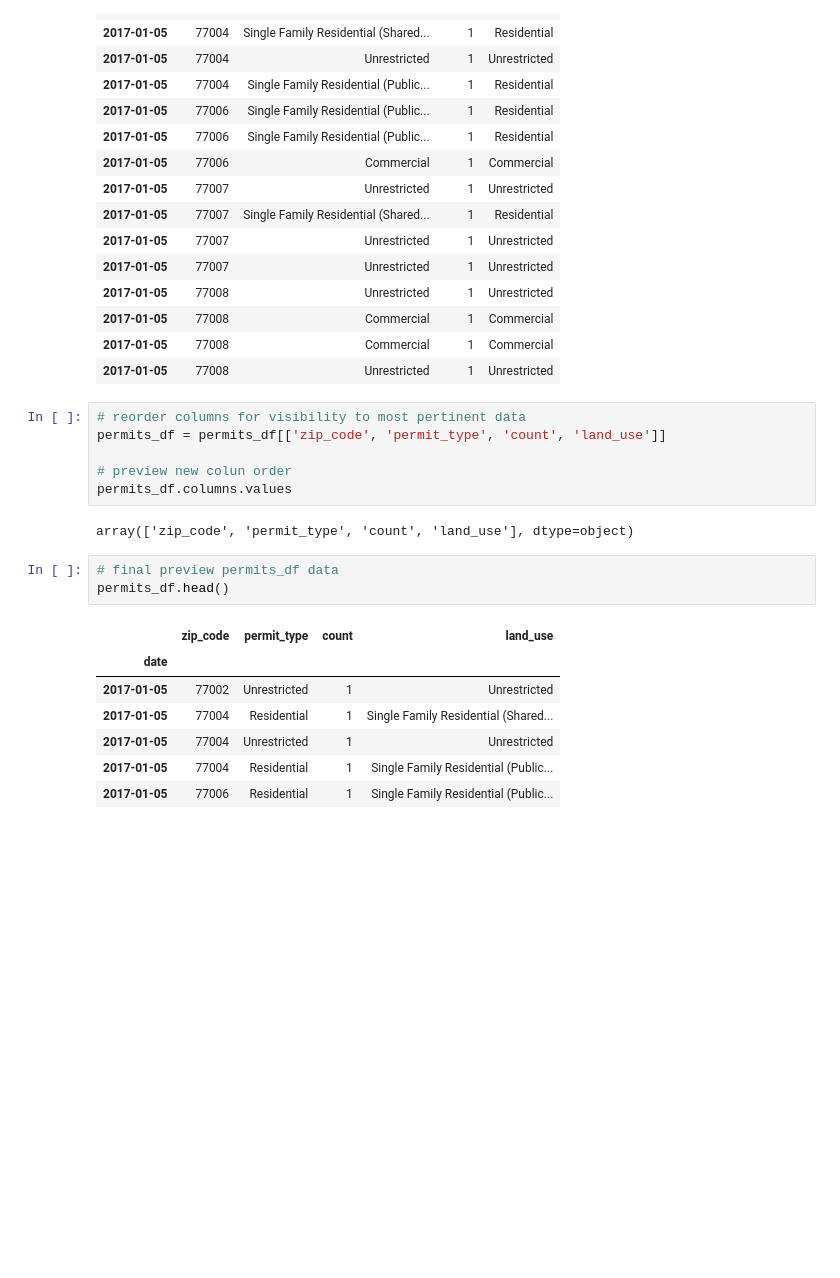
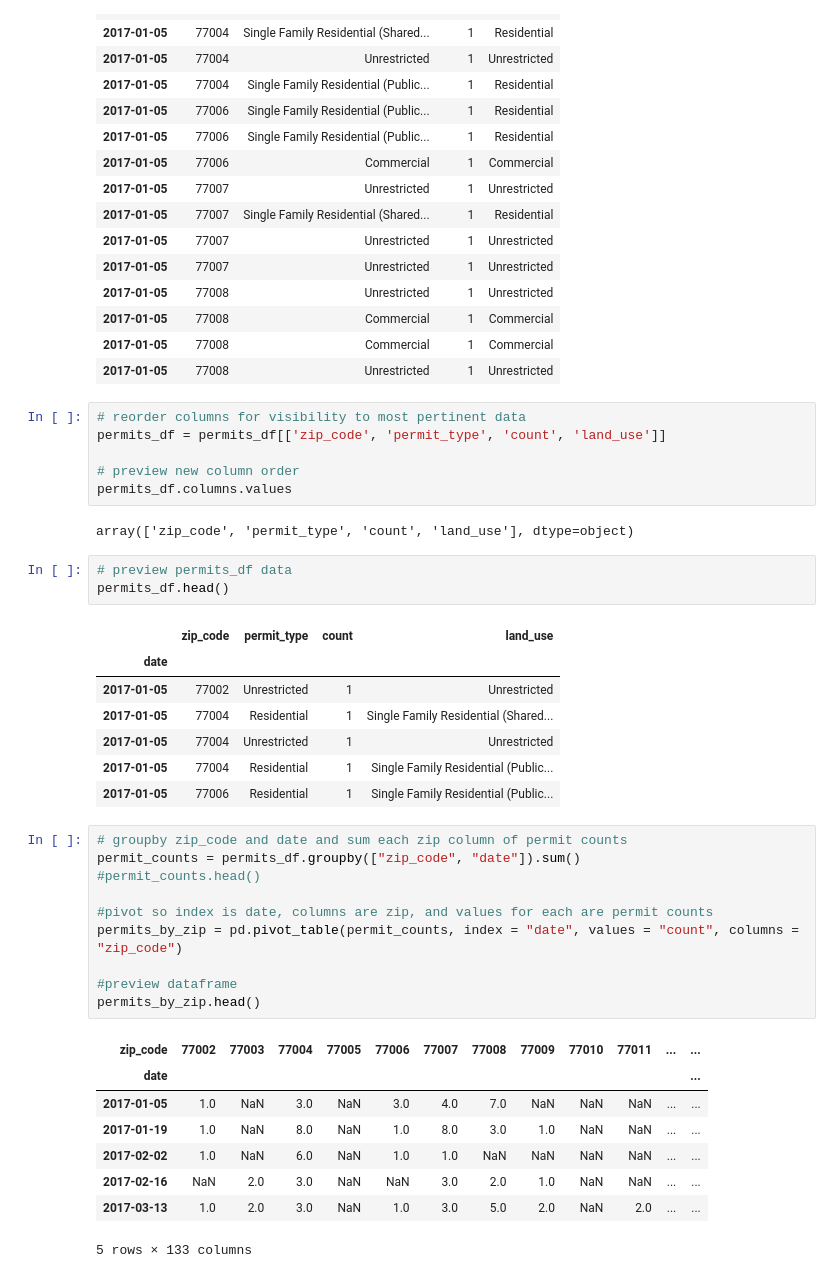
Before and after one commit to dovu93/Real_Estate_Investment_Identifier, a Jupyter notebook: Notebooks/houston_permit_data.ipynb, the cells around one changed output. Saved outputs shown, nothing was run; the diff lists cells and outputs as text; blank space fills up the shorter version.

Commit message:
completed permit data jupyter notebook

```diff
--- a/Notebooks/houston_permit_data.ipynb
+++ b/Notebooks/houston_permit_data.ipynb
@@ -117,12 +117,12 @@ permits_df.head(15)
 # reorder columns for visibility to most pertinent data
 permits_df = permits_df[['zip_code', 'permit_type', 'count', 'land_use']]
 
-# preview new colun order
+# preview new column order
 permits_df.columns.values
 # %% [output]
 array(['zip_code', 'permit_type', 'count', 'land_use'], dtype=object)
 # %%
-# final preview permits_df data
+# preview permits_df data
 permits_df.head()
 # %% [output]
 |  | zip_code | permit_type | count | land_use |
@@ -132,3 +132,22 @@ permits_df.head()
 | 2017-01-05 | 77004 | Unrestricted | 1 | Unrestricted |
 | 2017-01-05 | 77004 | Residential | 1 | Single Family Residential (Public... |
 | 2017-01-05 | 77006 | Residential | 1 | Single Family Residential (Public... |
+# %%
+# groupby zip_code and date and sum each zip column of permit counts
+permit_counts = permits_df.groupby(["zip_code", "date"]).sum()
+#permit_counts.head()
+
+#pivot so index is date, columns are zip, and values for each are permit counts
+permits_by_zip = pd.pivot_table(permit_counts, index = "date", values = "count", columns = "zip_code")
+
+#preview dataframe
+permits_by_zip.head()
+# %% [output]
+| zip_code | 77002 | 77003 | 77004 | 77005 | 77006 | 77007 | 77008 | 77009 | 77010 | 77011 | ... | ... |
+| date |  |  |  |  |  |  |  |  |  |  |  | ... |
+| 2017-01-05 | 1.0 | NaN | 3.0 | NaN | 3.0 | 4.0 | 7.0 | NaN | NaN | NaN | ... | ... |
+| 2017-01-19 | 1.0 | NaN | 8.0 | NaN | 1.0 | 8.0 | 3.0 | 1.0 | NaN | NaN | ... | ... |
+| 2017-02-02 | 1.0 | NaN | 6.0 | NaN | 1.0 | 1.0 | NaN | NaN | NaN | NaN | ... | ... |
+| 2017-02-16 | NaN | 2.0 | 3.0 | NaN | NaN | 3.0 | 2.0 | 1.0 | NaN | NaN | ... | ... |
+| 2017-03-13 | 1.0 | 2.0 | 3.0 | NaN | 1.0 | 3.0 | 5.0 | 2.0 | NaN | 2.0 | ... | ... |
+5 rows × 133 columns
```
Also changed, not shown: parts of 4 cells of this notebook, 2 other files.
